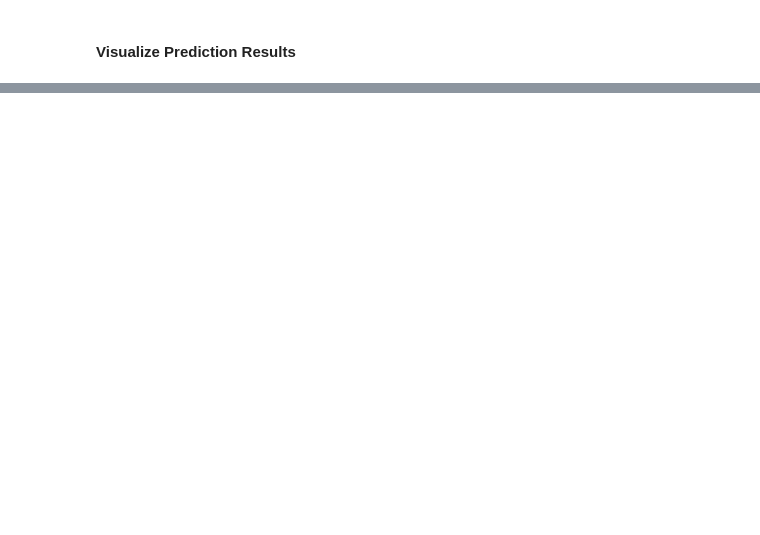
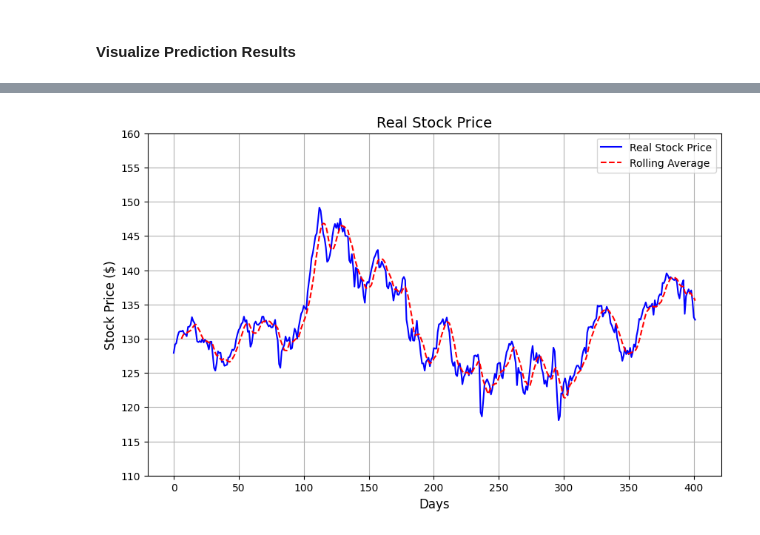
Before and after one commit to MarkLee7925/Bank-Stock-Prices-Prediction, a Jupyter notebook: Models/RBC-StockPred-2023.ipynb, the cells around one changed output, grey strips where cells are left out. Saved outputs shown, nothing was run; the diff lists cells and outputs as text; code cells hidden in the pictures; blank space fills up the shorter version.

```diff
--- a/Models/RBC-StockPred-2023.ipynb
+++ b/Models/RBC-StockPred-2023.ipynb
@@ -659,3 +696,28 @@ R^2 Score: 94.369%
+# %%
+# Define figure
+rbc_real_results = plt.figure(figsize=(10,6))
+
+# Plot results
+rbc_real_results = plt.plot(real_stock_price, color = 'blue', label = 'Real Stock Price')
+# Plot rolling average (over 7 days)
+df_real = pd.DataFrame(real_stock_price)
+rolling_avg_real = df_real.rolling(window = 7).mean()
+rbc_real_results = plt.plot(rolling_avg_real, "--", color = 'red', label = 'Rolling Average')
+
+# Adjust Y-Axis range
+plt.yticks(np.arange(110, 165, 5))
+# Plot title and labels
+plt.xlabel('Days', fontsize=12)
+plt.ylabel('Stock Price ($)', fontsize=12)
+plt.title('Real Stock Price', fontsize=14)
+# Plot legend and grid
+plt.legend()
+plt.grid(True)
+
+# Show plot
+plt.show()
+# %% [output]
+[figure, added]
 # %%
 # Define results figure
 rbc_results = plt.figure(figsize=(12,6))
```
Also changed, not shown: parts of 9 cells of this notebook.
